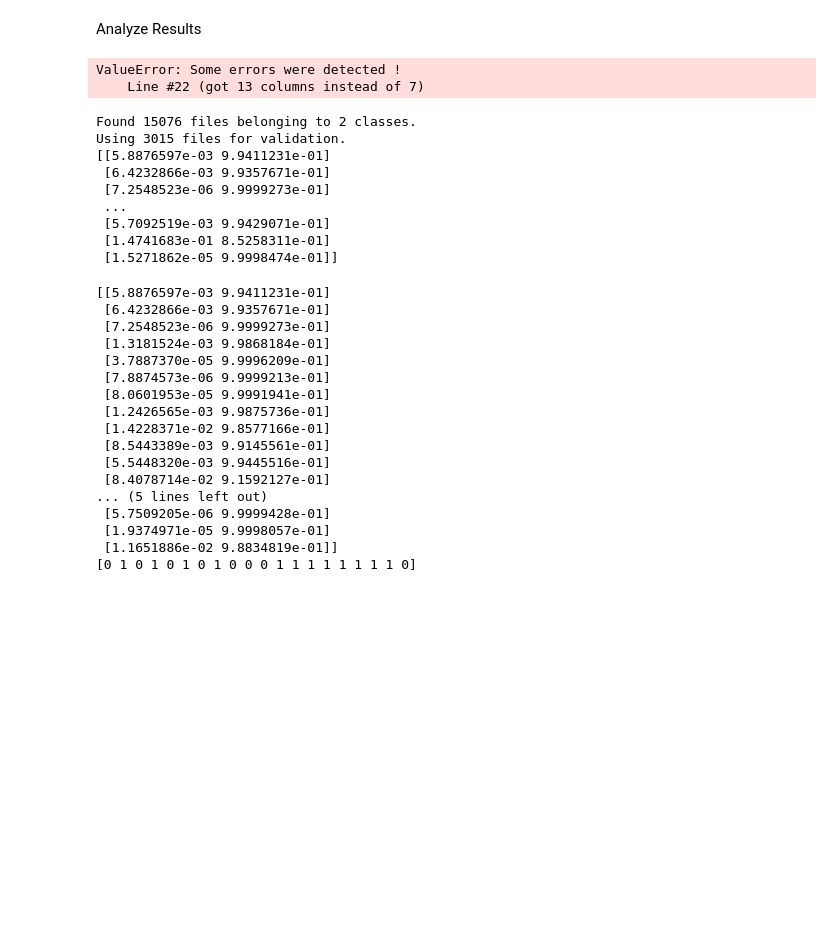
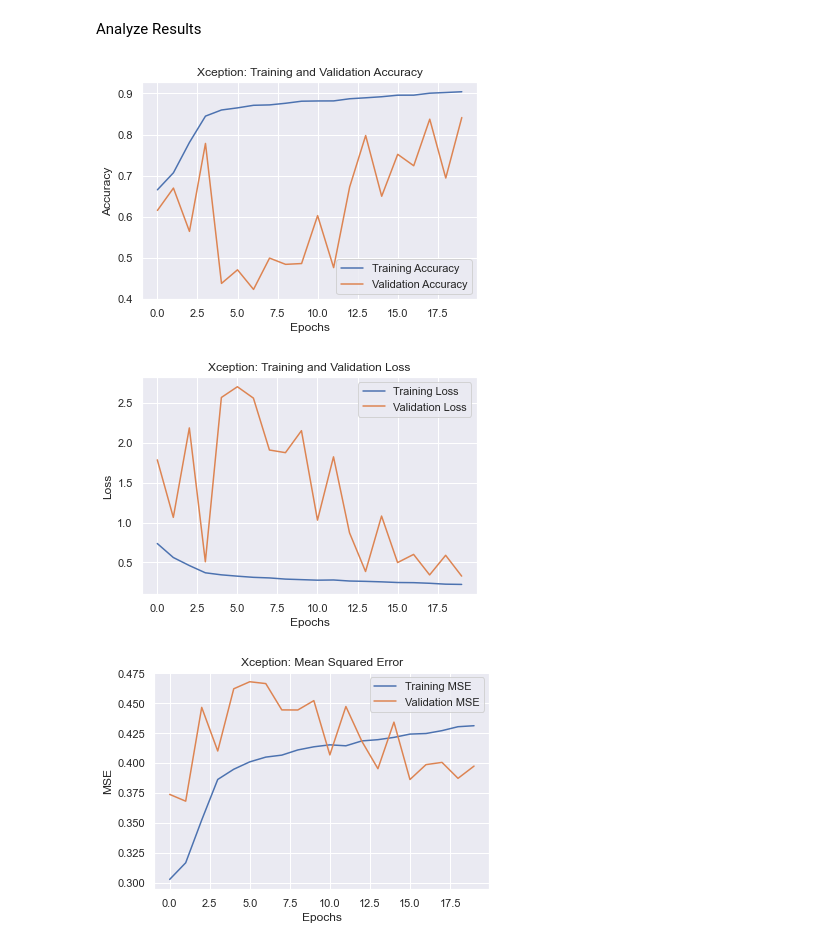
Before and after one commit to html1101/Gun-Detection-GUI, a Jupyter notebook: Models/GeneralModel.ipynb, the cells around one changed output. Saved outputs shown, nothing was run; the diff lists cells and outputs as text; code cells hidden in the pictures; blank space fills up the shorter version.

Commit message:
Added trained models and started formatting Models folder.

```diff
--- a/Models/GeneralModel.ipynb
+++ b/Models/GeneralModel.ipynb
@@ -11,9 +12,9 @@ import tensorflow as tf
 import os
 
 os.environ["CUDA_VISIBLE_DEVICES"]="-1"
-MODEL = "MobileNet" # VGG16, VGG19, InceptionV3, Xception, ResNet50, MobileNet
-HARD = True
 
+MODEL = "Xception" # InceptionV3, Xception, ResNet50, or MobileNet
+HARD = False # Whether or not to train on Dataset or Dataset-Hard
 
 from tensorflow import keras
 from tensorflow.keras import layers
@@ -204,6 +205,6 @@ cp_callback = tf.keras.callbacks.ModelCheckpoint(filepath=checkpoint_path,
 
 
 # Get last model saved
-model.load_weights(checkpoint_path)
+# model.load_weights(checkpoint_path)
 print(F"Restored weights from {checkpoint_path}")
 # %% [output]
@@ -229,7 +230,7 @@ class StoreModelHistory(keras.callbacks.Callback):
       y=csv.DictWriter(f,logs.keys())
       y.writerow(logs)
 
-epochs=10
+epochs=20
 history = model.fit(
     train_ds,
     validation_data=val_ds,
@@ -265,49 +264,49 @@ model.load_weights(checkpoint_path)
 Analyze Results
 # %%
 # Read file containing info
-info = np.genfromtxt(F'{MODEL}_Info/model_history_{MODEL}.csv', dtype=np.float32, delimiter=",")
 
 # loss,accuracy,mse,val_loss,val_accuracy,val_mse,lr
-acc = info[:,1]
-val_acc = info[:,4]
+acc = history.history["accuracy"]
+val_acc = history.history["val_accuracy"]
 
-loss = info[:,0]
-val_loss = info[:,3]
+loss = history.history["loss"]
+val_loss = history.history["val_loss"]
 
-mse = info[:,2]
-val_mse = info[:,-2]
+mse = history.history["mse"]
+val_mse = history.history["val_mse"]
 
-epochs_range = range(len(info))
+epochs_range = range(epochs)
 
 plt.plot(epochs_range, acc, label='Training Accuracy')
 plt.plot(epochs_range, val_acc, label='Validation Accuracy')
 plt.legend(loc='lower right')
 plt.title(F'{MODEL}{" - Hard Dataset" if HARD else ""}: Training and Validation Accuracy')
 plt.savefig(F"{MODEL}_Info/{MODEL}{'_Hard' if HARD else ''}_accuracy.png")
 plt.xlabel("Epochs")
 plt.ylabel("Accuracy")
 plt.show()
 
 plt.plot(epochs_range, loss, label='Training Loss')
 plt.plot(epochs_range, val_loss, label='Validation Loss')
 plt.legend(loc='upper right')
 plt.title(F'{MODEL}{" - Hard Dataset" if HARD else ""}: Training and Validation Loss')
 plt.xlabel("Epochs")
 plt.ylabel("Loss")
 plt.savefig(F"{MODEL}_Info/{MODEL}_loss.png")
 plt.show()
 
-plt.plot(epochs_range, loss, label='Training MSE')
-plt.plot(epochs_range, val_loss, label='Validation MSE')
+plt.plot(epochs_range, mse, label='Training MSE')
+plt.plot(epochs_range, val_mse, label='Validation MSE')
 plt.legend(loc='upper right')
 plt.title(F'{MODEL}{" - Hard Dataset" if HARD else ""}: Mean Squared Error')
 plt.savefig(F"{MODEL}_Info/{MODEL}_MSE.png")
 plt.xlabel("Epochs")
 plt.ylabel("MSE")
 plt.show()
 # %% [output]
-ValueError: Some errors were detected !
-    Line #22 (got 13 columns instead of 7)
+[figure, added]
+[figure, added]
+[figure, added]
 # %%
 import sklearn.metrics as metrics
 import seaborn as sns
@@ -325,48 +324,3 @@ def print_results(y_test, y_pred):
     print('recall:      ', metrics.recall_score(y_test, y_pred, average=None))
     print('precision:   ', metrics.precision_score(y_test, y_pred, average=None))
     print('f_1:         ', metrics.f1_score(y_test, y_pred, average=None))
-# %%
-test_ds = tf.keras.utils.image_dataset_from_directory(
-    pathlib.Path("./Dataset"),
-    validation_split=0.2,
-    subset="validation",
-    color_mode=("grayscale" if channels == 1 else "rgb"),
-    seed=1314,
-    image_size=(img_height, img_width),
-    batch_size=batch_size
-)
-predictions = model.predict(test_ds)
-print(predictions)
-
-values = np.concatenate(list(test_ds.map(lambda x,y: y).as_numpy_iterator()))
-# %% [output]
-Found 15076 files belonging to 2 classes.
-Using 3015 files for validation.
-[[5.8876597e-03 9.9411231e-01]
- [6.4232866e-03 9.9357671e-01]
- [7.2548523e-06 9.9999273e-01]
- ...
- [5.7092519e-03 9.9429071e-01]
- [1.4741683e-01 8.5258311e-01]
- [1.5271862e-05 9.9998474e-01]]
-# %%
-print(predictions[:20])
-print(values[:20])
-# %% [output]
-[[5.8876597e-03 9.9411231e-01]
- [6.4232866e-03 9.9357671e-01]
- [7.2548523e-06 9.9999273e-01]
- [1.3181524e-03 9.9868184e-01]
- [3.7887370e-05 9.9996209e-01]
- [7.8874573e-06 9.9999213e-01]
- [8.0601953e-05 9.9991941e-01]
- [1.2426565e-03 9.9875736e-01]
- [1.4228371e-02 9.8577166e-01]
- [8.5443389e-03 9.9145561e-01]
- [5.5448320e-03 9.9445516e-01]
- [8.4078714e-02 9.1592127e-01]
-... (5 lines left out)
- [5.7509205e-06 9.9999428e-01]
- [1.9374971e-05 9.9998057e-01]
- [1.1651886e-02 9.8834819e-01]]
-[0 1 0 1 0 1 0 1 0 0 0 1 1 1 1 1 1 1 1 0]
```
Also changed, not shown: parts of 12 cells of this notebook, 50 other files.
